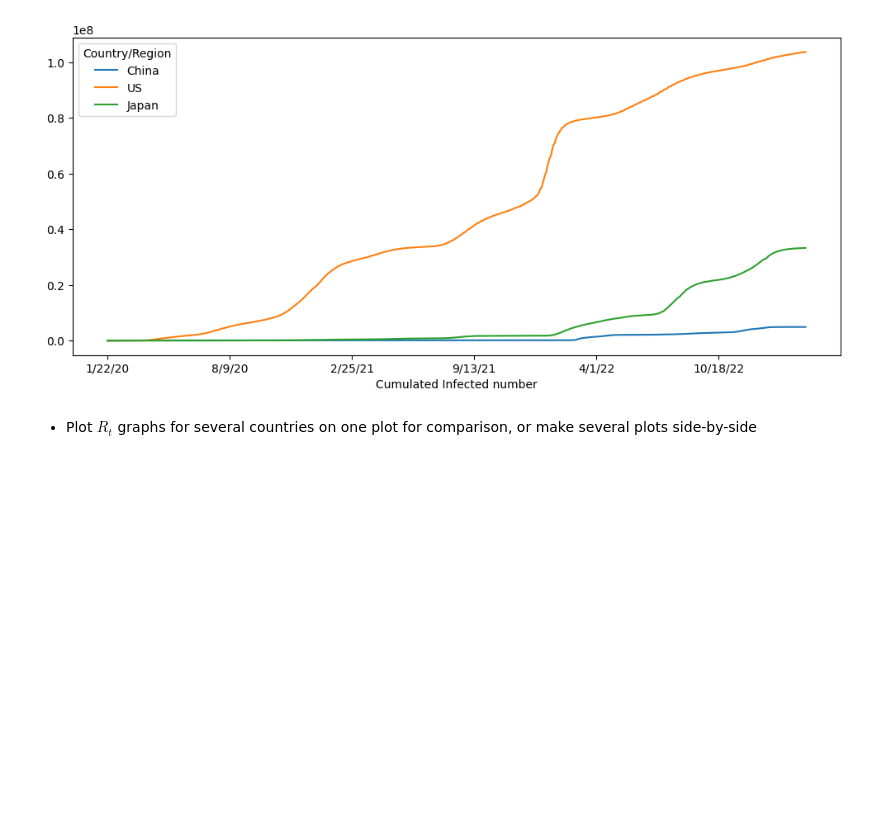
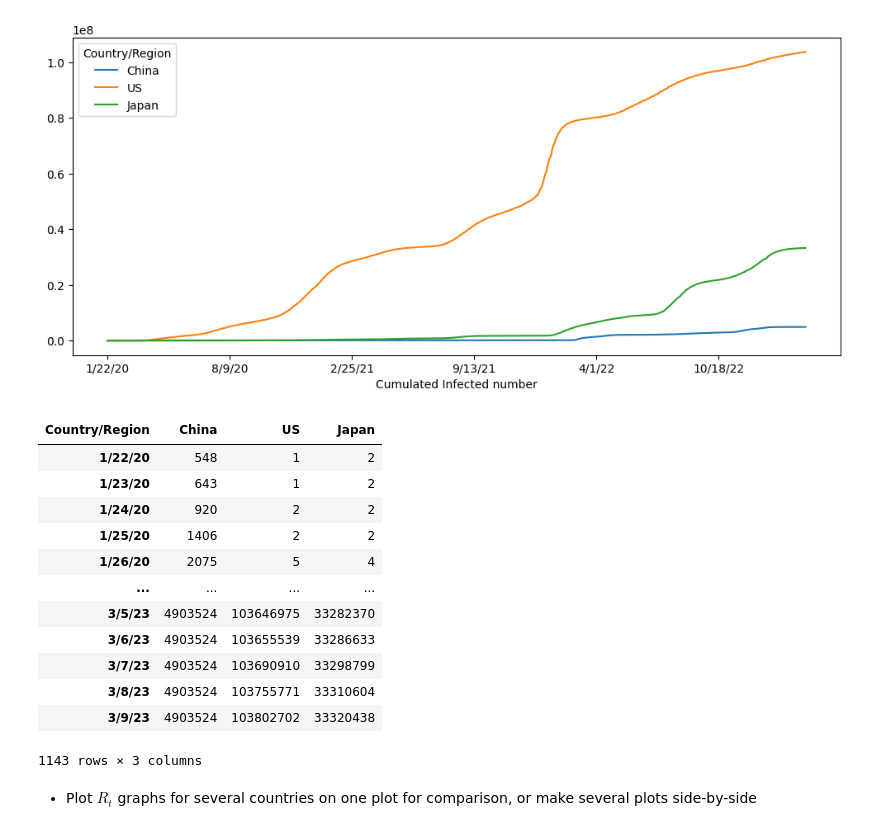
Before and after one commit to zhangleihan/Data-Science, a Jupyter notebook: 2-Working-With-Data/07-python/notebook-covidspread-full.ipynb, the cells around one changed output. Saved outputs shown, nothing was run; the diff lists cells and outputs as text; code cells hidden in the pictures; blank space fills up the shorter version.

```diff
--- a/2-Working-With-Data/07-python/notebook-covidspread-full.ipynb
+++ b/2-Working-With-Data/07-python/notebook-covidspread-full.ipynb
@@ -305,6 +314,22 @@ plt.xlabel('Cumulated Infected number')
 plt.show()
 # %% [output]
 [figure]
+# %%
+three_countries_T
+# %% [output]
+| Country/Region | China | US | Japan |
+| 1/22/20 | 548 | 1 | 2 |
+| 1/23/20 | 643 | 1 | 2 |
+| 1/24/20 | 920 | 2 | 2 |
+| 1/25/20 | 1406 | 2 | 2 |
+| 1/26/20 | 2075 | 5 | 4 |
+| ... | ... | ... | ... |
+| 3/5/23 | 4903524 | 103646975 | 33282370 |
+| 3/6/23 | 4903524 | 103655539 | 33286633 |
+| 3/7/23 | 4903524 | 103690910 | 33298799 |
+| 3/8/23 | 4903524 | 103755771 | 33310604 |
+| 3/9/23 | 4903524 | 103802702 | 33320438 |
+1143 rows × 3 columns
 # %% [markdown]
 * Plot $R_t$ graphs for several countries on one plot for comparison, or make several plots side-by-side
 # %%
```
Also changed, not shown: parts of 7 cells of this notebook, 17 other files.
